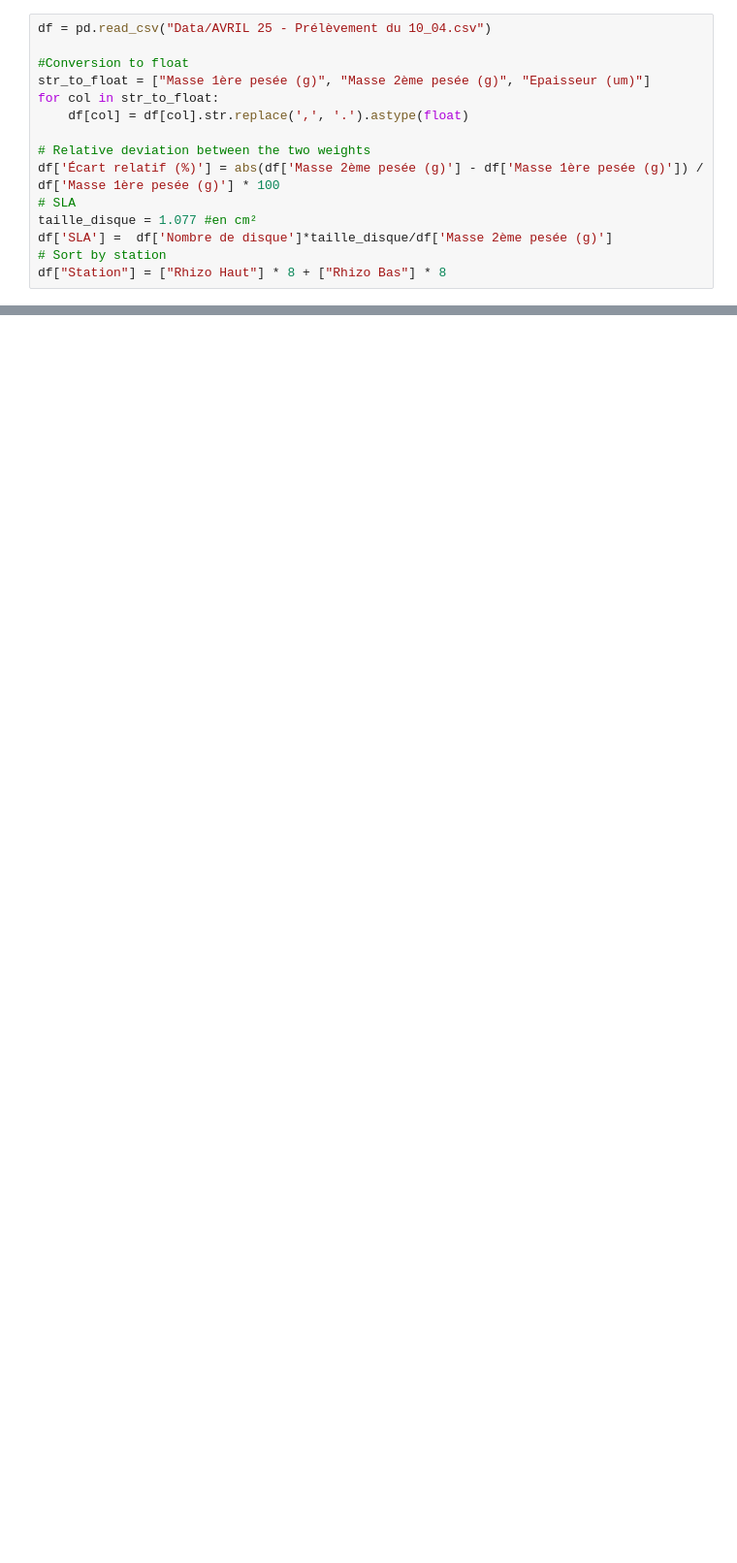
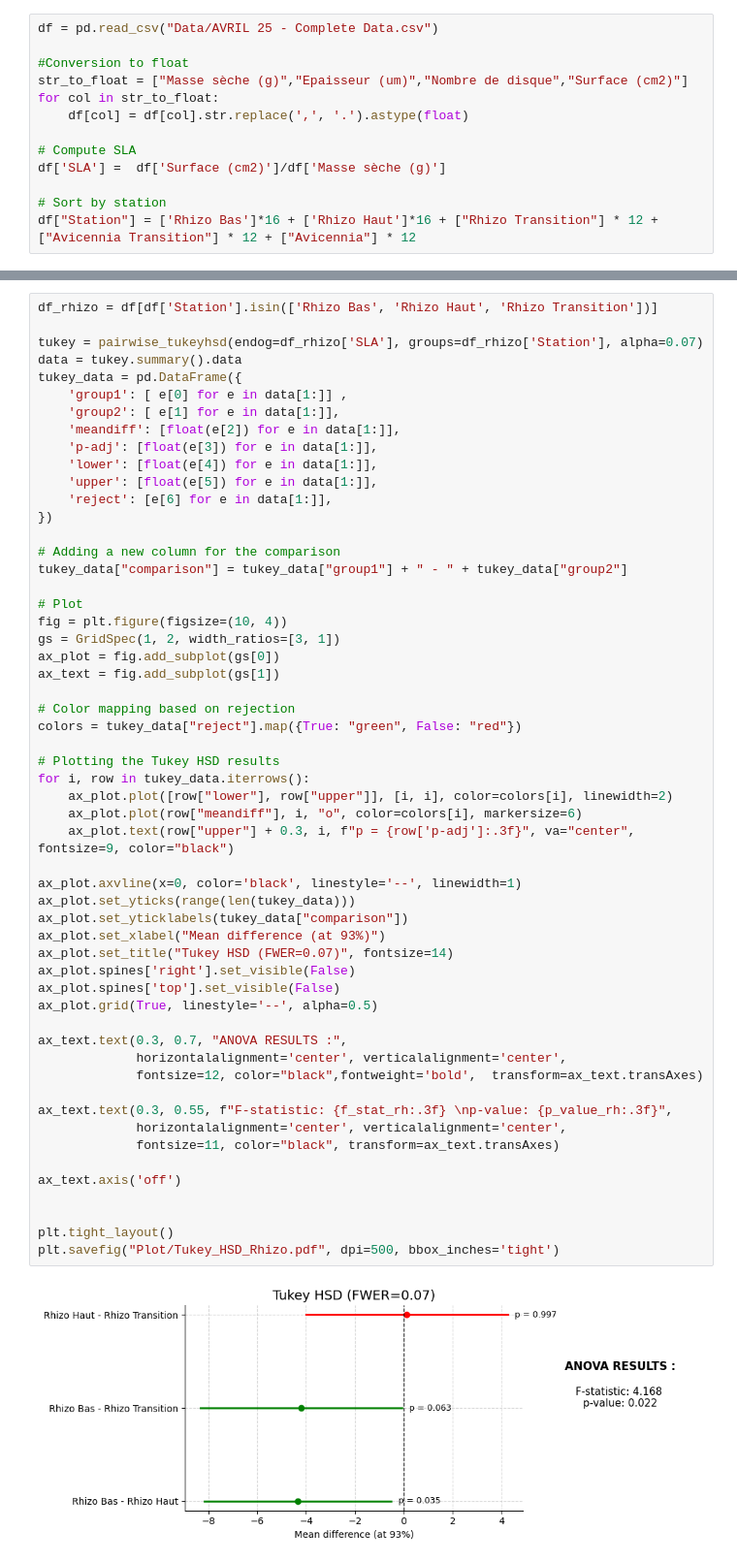
Before and after one commit to arthuserani/BleuAtlantiC_Physics, a Jupyter notebook: SLA/SLA.ipynb, the cells around one changed output, grey strips where cells are left out. Shown at 97% size. Saved outputs shown, nothing was run; the diff lists cells and outputs as text; blank space fills up the shorter version.

```diff
--- a/SLA/SLA.ipynb
+++ b/SLA/SLA.ipynb
@@ -14,15 +12,13 @@ Import and sort data
 # %%
-df = pd.read_csv("Data/AVRIL 25 - Prélèvement du 10_04.csv")
+df = pd.read_csv("Data/AVRIL 25 - Complete Data.csv")
 
 #Conversion to float
-str_to_float = ["Masse 1ère pesée (g)", "Masse 2ème pesée (g)", "Epaisseur (um)"]
+str_to_float = ["Masse sèche (g)","Epaisseur (um)","Nombre de disque","Surface (cm2)"]
 for col in str_to_float:
     df[col] = df[col].str.replace(',', '.').astype(float)
 
-# Relative deviation between the two weights
-df['Écart relatif (%)'] = abs(df['Masse 2ème pesée (g)'] - df['Masse 1ère pesée (g)']) / df['Masse 1ère pesée (g)'] * 100
-# SLA
-taille_disque = 1.077 #en cm²
-df['SLA'] =  df['Nombre de disque']*taille_disque/df['Masse 2ème pesée (g)']
+# Compute SLA
+df['SLA'] =  df['Surface (cm2)']/df['Masse sèche (g)']
+
 # Sort by station
-df["Station"] = ["Rhizo Haut"] * 8 + ["Rhizo Bas"] * 8
+df["Station"] = ['Rhizo Bas']*16 + ['Rhizo Haut']*16 + ["Rhizo Transition"] * 12 + ["Avicennia Transition"] * 12 + ["Avicennia"] * 12
@@ -163,0 +211,57 @@ Perform a t-test
+# %%
+df_rhizo = df[df['Station'].isin(['Rhizo Bas', 'Rhizo Haut', 'Rhizo Transition'])]
+
+tukey = pairwise_tukeyhsd(endog=df_rhizo['SLA'], groups=df_rhizo['Station'], alpha=0.07)
+data = tukey.summary().data
+tukey_data = pd.DataFrame({
+    'group1': [ e[0] for e in data[1:]] ,
+    'group2': [ e[1] for e in data[1:]],
+    'meandiff': [float(e[2]) for e in data[1:]],
+    'p-adj': [float(e[3]) for e in data[1:]],
+    'lower': [float(e[4]) for e in data[1:]],
+    'upper': [float(e[5]) for e in data[1:]],
+    'reject': [e[6] for e in data[1:]],
+})
+
+# Adding a new column for the comparison
+tukey_data["comparison"] = tukey_data["group1"] + " - " + tukey_data["group2"]
+
+# Plot
+fig = plt.figure(figsize=(10, 4))
+gs = GridSpec(1, 2, width_ratios=[3, 1])
+ax_plot = fig.add_subplot(gs[0])
+ax_text = fig.add_subplot(gs[1])
+
+# Color mapping based on rejection
+colors = tukey_data["reject"].map({True: "green", False: "red"})
+
+# Plotting the Tukey HSD results
+for i, row in tukey_data.iterrows():
+    ax_plot.plot([row["lower"], row["upper"]], [i, i], color=colors[i], linewidth=2)
+    ax_plot.plot(row["meandiff"], i, "o", color=colors[i], markersize=6)
+    ax_plot.text(row["upper"] + 0.3, i, f"p = {row['p-adj']:.3f}", va="center", fontsize=9, color="black")
+
+ax_plot.axvline(x=0, color='black', linestyle='--', linewidth=1)
+ax_plot.set_yticks(range(len(tukey_data)))
+ax_plot.set_yticklabels(tukey_data["comparison"])
+ax_plot.set_xlabel("Mean difference (at 93%)")
+ax_plot.set_title("Tukey HSD (FWER=0.07)", fontsize=14)
+ax_plot.spines['right'].set_visible(False)
+ax_plot.spines['top'].set_visible(False)
+ax_plot.grid(True, linestyle='--', alpha=0.5)
+
+ax_text.text(0.3, 0.7, "ANOVA RESULTS :",
+             horizontalalignment='center', verticalalignment='center',
+             fontsize=12, color="black",fontweight='bold',  transform=ax_text.transAxes)
+
+ax_text.text(0.3, 0.55, f"F-statistic: {f_stat_rh:.3f} \np-value: {p_value_rh:.3f}",
+             horizontalalignment='center', verticalalignment='center',
+             fontsize=11, color="black", transform=ax_text.transAxes)
+
+ax_text.axis('off')
+
+
+plt.tight_layout()
+plt.savefig("Plot/Tukey_HSD_Rhizo.pdf", dpi=500, bbox_inches='tight')
+# %% [output]
+[figure, added]
```
Also changed, not shown: parts of 23 cells of this notebook, 8 other files.
